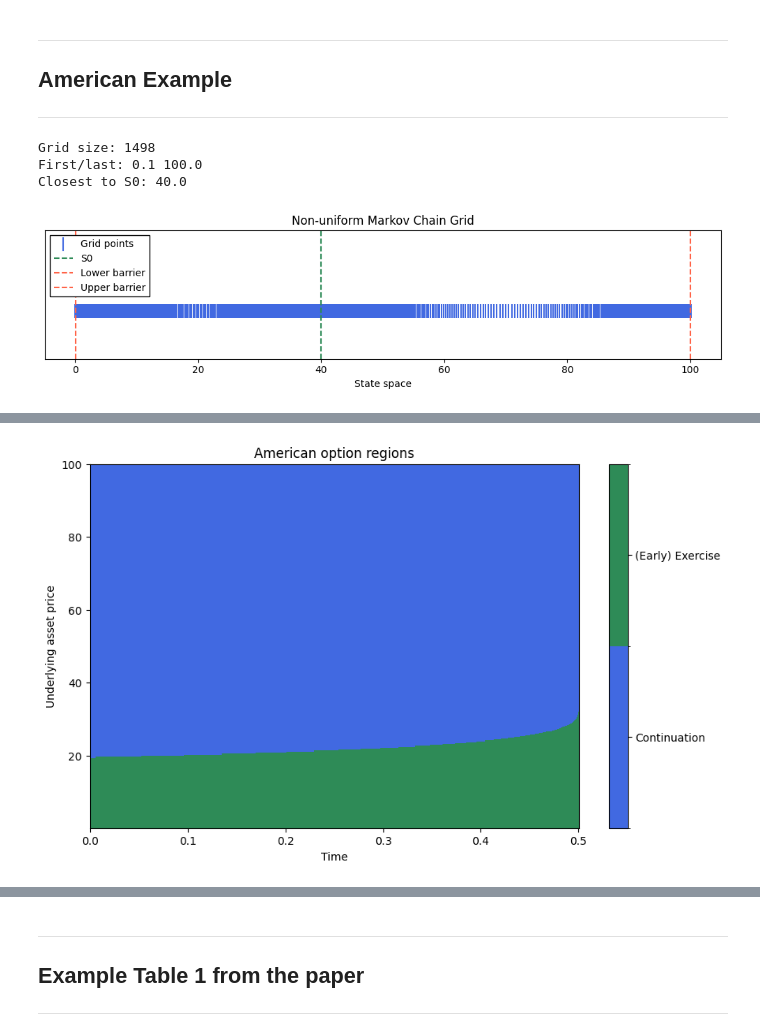
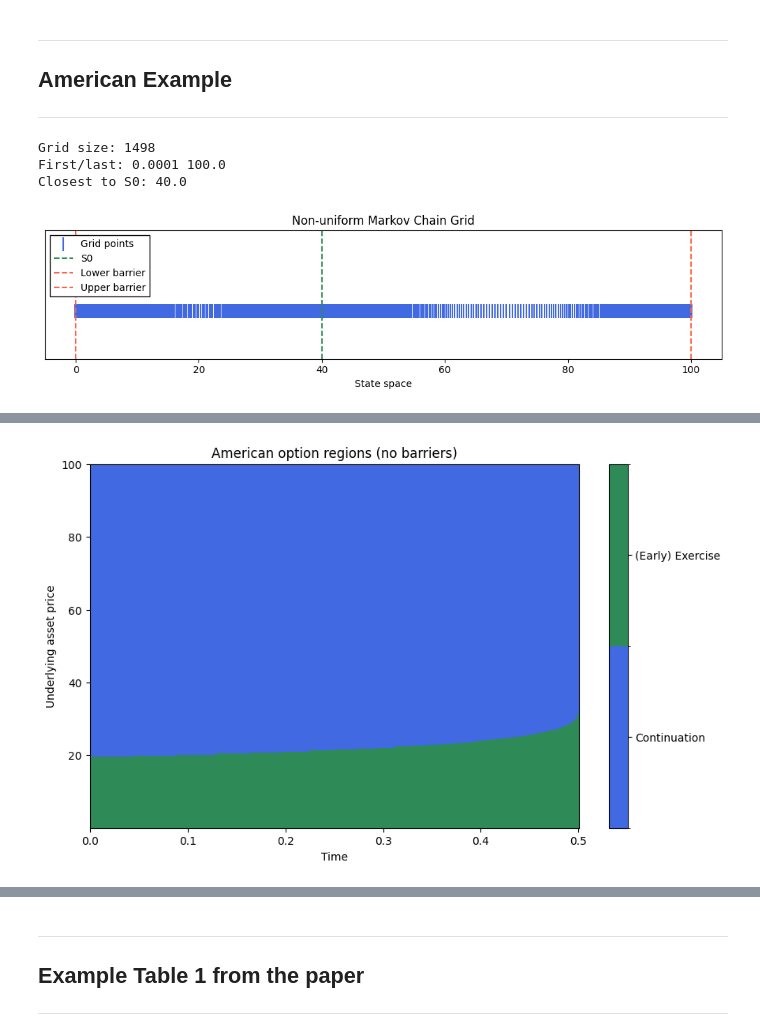
Before and after one commit to heavy-t/MMATH_Project, a Jupyter notebook: Markov.ipynb, the cells around one changed output, grey strips where cells are left out. Cells and saved outputs as stored; diff of their text form; code cells hidden in the pictures.

```diff
--- a/Markov.ipynb
+++ b/Markov.ipynb
@@ -505,7 +505,7 @@ def theorem_3_8_value(Lambda, G, lower_barrier, upper_barrier, r, T, E, S0, styl
 
     return {"option_price":value_vec[i0], "option_tree":value_vec, "value_history":value_history,
             "exercise_history":exercise_history, "continue_history":continue_history,
-            "G":G,"T": T,"N": N,"S0": S0,"E": E,"style": style }
+            "G":G,"T": T,"N": N,"S0": S0,"E": E,"style": style,"knock":"out", "xmax_u_diff": G[-1] - upper_barrier}
 
 def value_history_find(S0,dt,value_history,G):
 
@@ -806,11 +863,11 @@ Equation (3.8) result: 5.072587271198324
 ---
 # %%
 S0, E, r, T, sigma, d, style = 40.0, 32, 0.1, 0.5, 0.54202, 0, "American"
-l,u = 0.11, 99.999
+l,u = 0.01, 99.999
 
 G = build_nonuniform_grid(
     S0=S0, l=l, u=u,
-    x_min=0.1, x_max=100,
+    x_min=1e-4, x_max=100,
     N1=500, N2=500, N3=500,
     d1_minus=20, d1_plus=1.0,
     d2_minus=1.0,   d2_plus=1.0,
@@ -831,10 +888,10 @@ print(np.all(build_jump_generator(G) == 0))
 result = theorem_3_8_value(Lambda, G, l, u, r, T, E,S0,style)
 print("Equation (3.8) result:", result["option_price"])
 
-plot_option_regions(result)
+plot_option_regions(result, u ,l)
 # %% [output]
 Grid size: 1498
-First/last: 0.1 100.0
+First/last: 0.0001 100.0
 Closest to S0: 40.0
 [figure]
 True
@@ -842 +899 @@ Equation (3.8) result: 1.9074646619004358
-[figure, old version]
+[figure, new version]
```
Also changed, not shown: parts of 17 cells of this notebook, 13 other files.
